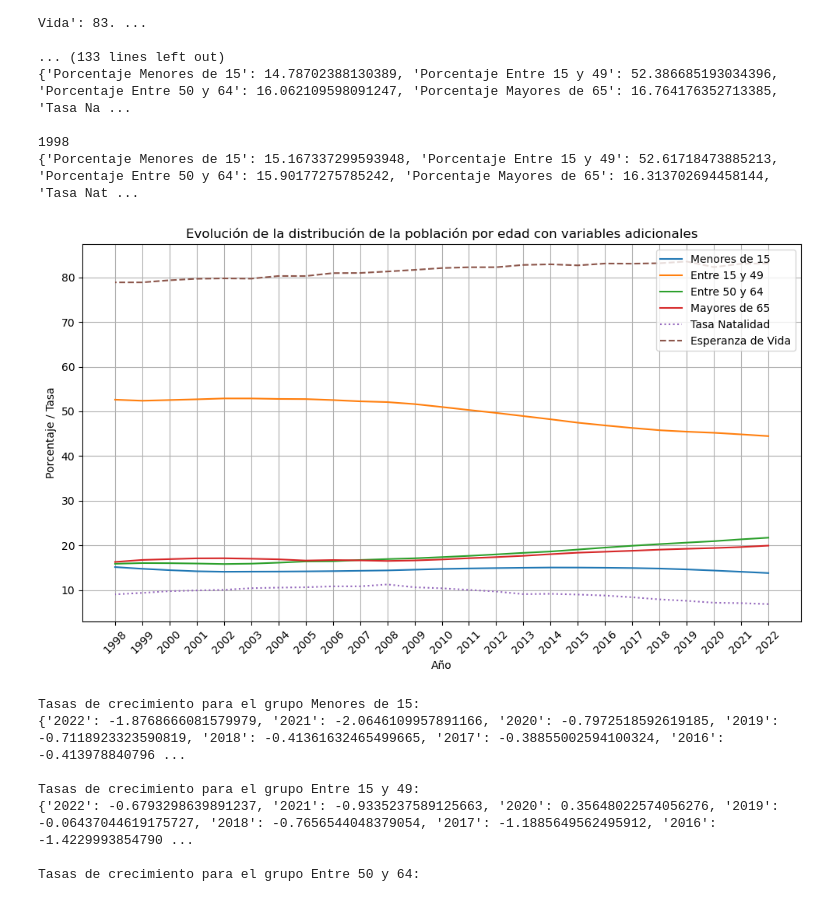
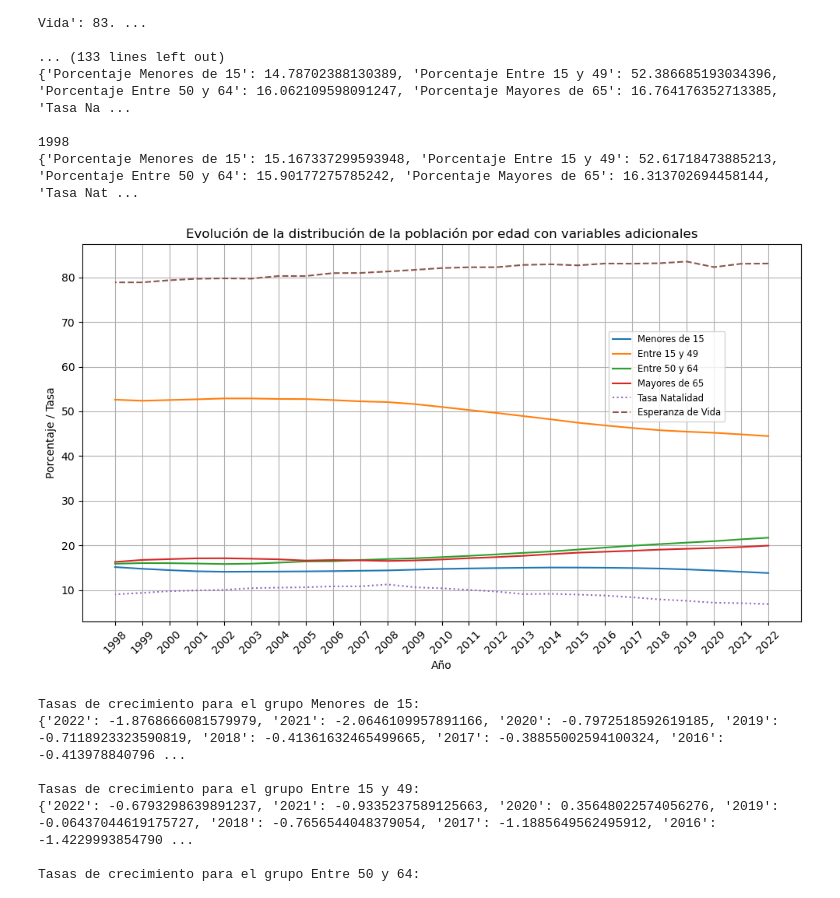
Before and after one commit to IkerNicolasGamiz/TFM, a Jupyter notebook: Notebooks/Modelo2.ipynb, the cells around one changed output. Drawn from its saved outputs; the diff is of its cells as text; code cells hidden in the pictures.

```diff
--- a/Notebooks/Modelo2.ipynb
+++ b/Notebooks/Modelo2.ipynb
@@ -132,35 +132,35 @@ df_visualizacion = pd.DataFrame(porcentajes_por_año).T
 # Obtener los años
 años = df_visualizacion.index
 
 # Crear una figura y un conjunto de ejes
 fig, ax = plt.subplots(figsize=(10, 6))
 
 # Graficar los porcentajes de cada grupo de edad
 ax.plot(años[::-1], df_visualizacion["Porcentaje Menores de 15"][::-1], label="Menores de 15")
 ax.plot(años[::-1], df_visualizacion["Porcentaje Entre 15 y 49"][::-1], label="Entre 15 y 49")
 ax.plot(años[::-1], df_visualizacion["Porcentaje Entre 50 y 64"][::-1], label="Entre 50 y 64")
 ax.plot(años[::-1], df_visualizacion["Porcentaje Mayores de 65"][::-1], label="Mayores de 65")
 
 # Graficar las tasas de natalidad y esperanza de vida
 ax.plot(años, df_visualizacion["Tasa Natalidad"], label="Tasa Natalidad", linestyle='dotted')
 ax.plot(años, df_visualizacion["Esperanza de Vida"], label="Esperanza de Vida", linestyle='dashed')
 
 # Configurar el gráfico
 ax.set_title("Evolución de la distribución de la población por edad con variables adicionales")
 ax.set_xlabel("Año")
 ax.set_ylabel("Porcentaje / Tasa")
-ax.legend()
+ax.legend(fontsize='small', bbox_to_anchor=(0.9, 0.65), loc='center right')
 ax.grid(True)
 
 # Mostrar el gráfico
 plt.xticks(rotation=45)
 plt.tight_layout()
 plt.show()
 
 ##Podemos ver en la gráfica que la tendencia del grupo "Menores de 15" y tasa de natlidad disminuye de una manera parecida,
 ##y que la esperanza de vida y el grupo de "Mayores 65" y "Entre 50 y 64" tambien
 # %% [output]
-[figure, old version]
+[figure, new version]
 # %%
 #Tasa de crecimiento = ((Población año actual - Población año anterior)/ Población año anterior) * 100 --> Para poder hacer proyecciones futuras
 
```
Also changed, not shown: parts of 2 cells of this notebook.
